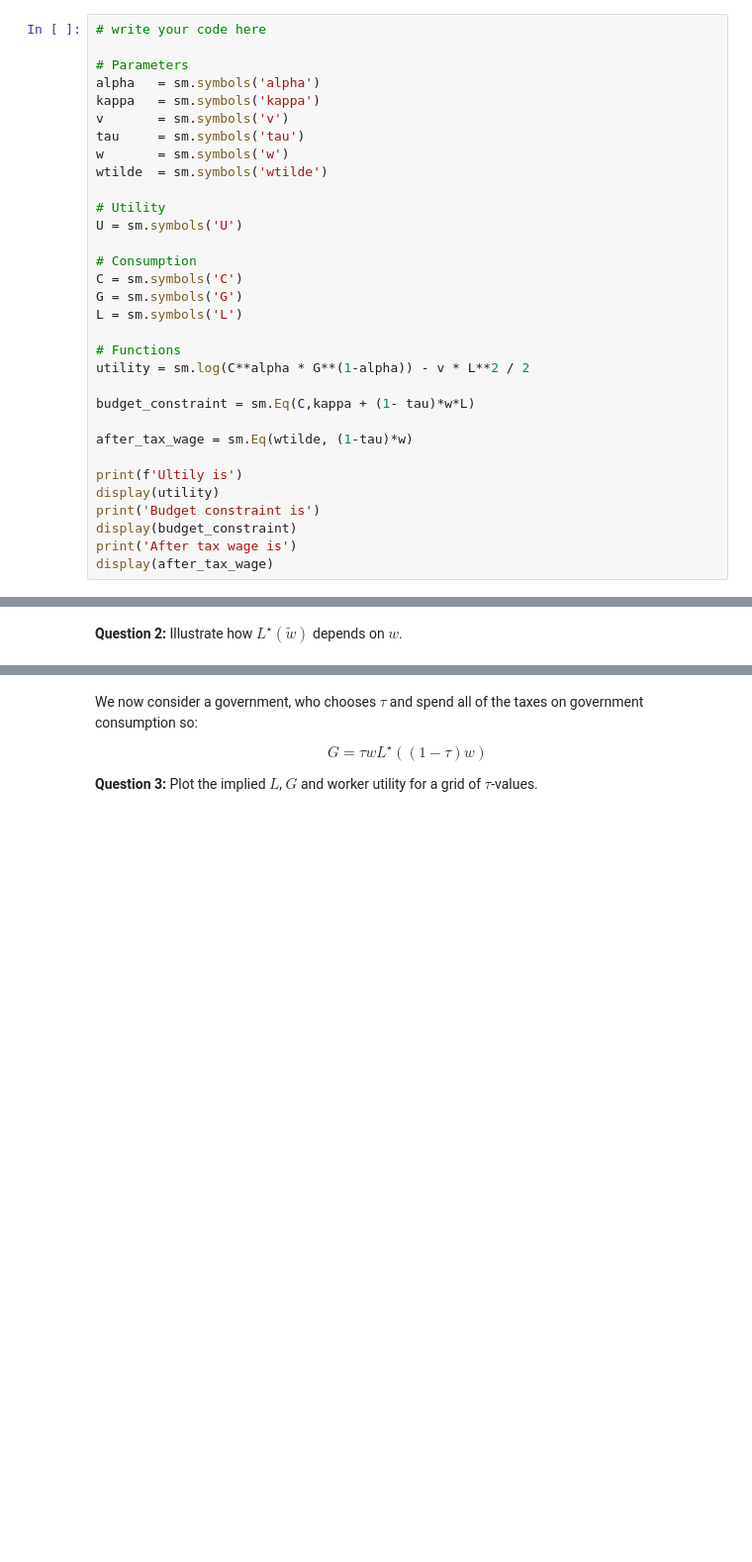
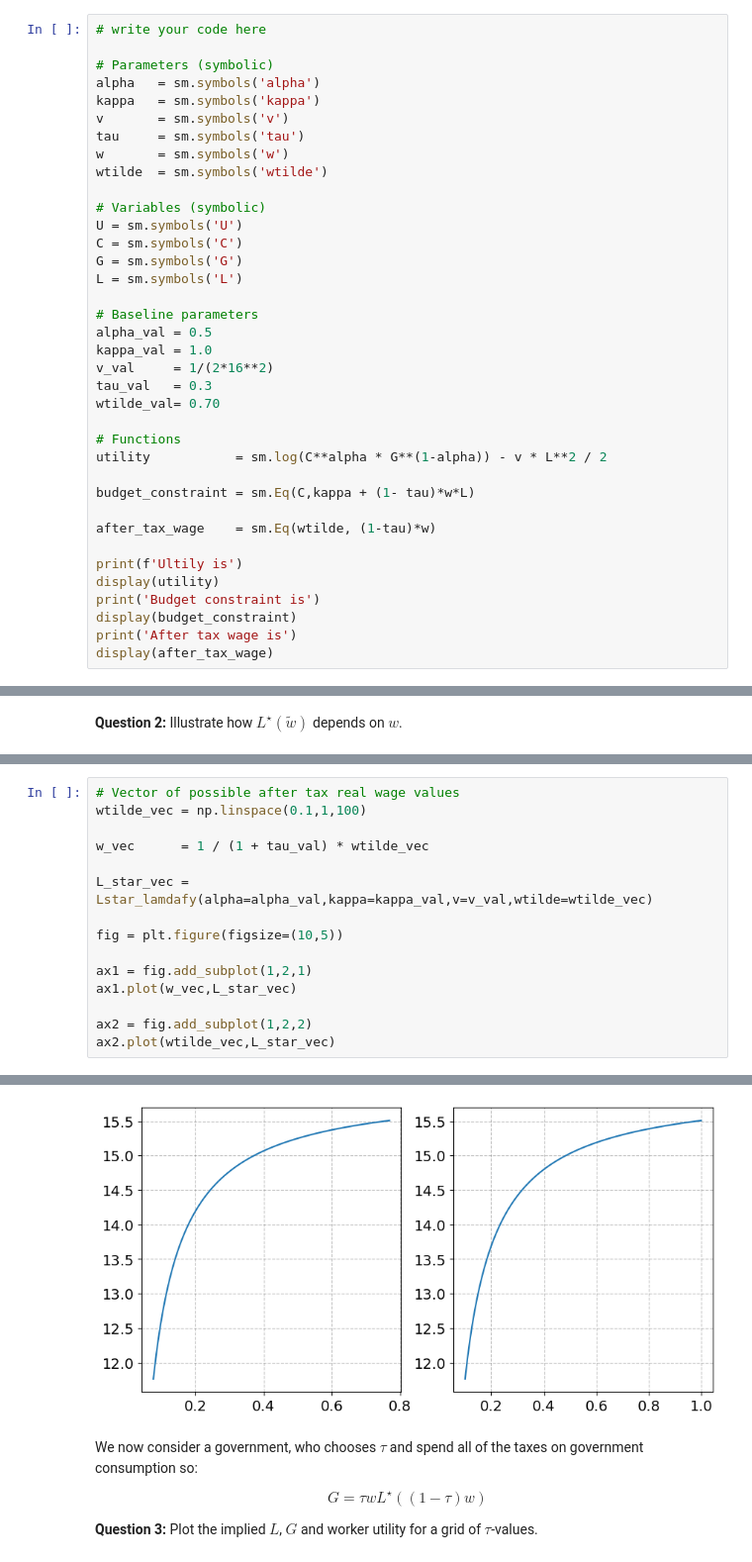
Before and after one commit to NumEconCopenhagen/projects-2023-magnus-kristian, a Jupyter notebook: examproject/Exam-2023-notebook_KVN.ipynb, the cells around one changed output, grey strips where cells are left out. Shown at 99% size. Drawn from its saved outputs; the diff is of its cells as text; blank space fills up the shorter version.

```diff
--- a/examproject/Exam-2023-notebook_KVN.ipynb
+++ b/examproject/Exam-2023-notebook_KVN.ipynb
@@ -66,7 +67,7 @@ $$
 # %%
 # write your code here
 
-# Parameters
+# Parameters (symbolic)
 alpha   = sm.symbols('alpha')
 kappa   = sm.symbols('kappa')
 v       = sm.symbols('v')
@@ -74,20 +75,25 @@ tau     = sm.symbols('tau')
 w       = sm.symbols('w')
 wtilde  = sm.symbols('wtilde')
 
-# Utility
+# Variables (symbolic)
 U = sm.symbols('U')
-
-# Consumption
 C = sm.symbols('C')
 G = sm.symbols('G')
 L = sm.symbols('L')
 
+# Baseline parameters
+alpha_val = 0.5
+kappa_val = 1.0
+v_val     = 1/(2*16**2)
+tau_val   = 0.3
+wtilde_val= 0.70
+
 # Functions
-utility = sm.log(C**alpha * G**(1-alpha)) - v * L**2 / 2
+utility           = sm.log(C**alpha * G**(1-alpha)) - v * L**2 / 2
 
 budget_constraint = sm.Eq(C,kappa + (1- tau)*w*L)
 
-after_tax_wage = sm.Eq(wtilde, (1-tau)*w)
+after_tax_wage    = sm.Eq(wtilde, (1-tau)*w)
 
 print(f'Ultily is')
 display(utility)
@@ -192,0 +206,16 @@ $L^{\star}(\tilde{w}) =\frac{-\kappa+\sqrt{\kappa^{2}+4\frac{\alpha}{\nu}\tilde{
+# %%
+# Vector of possible after tax real wage values
+wtilde_vec = np.linspace(0.1,1,100)
+
+w_vec      = 1 / (1 + tau_val) * wtilde_vec
+
+L_star_vec = Lstar_lamdafy(alpha=alpha_val,kappa=kappa_val,v=v_val,wtilde=wtilde_vec)
+
+fig = plt.figure(figsize=(10,5))
+
+ax1 = fig.add_subplot(1,2,1)
+ax1.plot(w_vec,L_star_vec)
+
+ax2 = fig.add_subplot(1,2,2)
+ax2.plot(wtilde_vec,L_star_vec)
+# %% [output]
@@ -193,3 +223,4 @@ $L^{\star}(\tilde{w}) =\frac{-\kappa+\sqrt{\kappa^{2}+4\frac{\alpha}{\nu}\tilde{
+[figure, added]
 # %% [markdown]
 
 We now consider a government, who chooses $\tau$ and spend all of the taxes on government consumption so:
```
Also changed, not shown: parts of 7 cells of this notebook.
